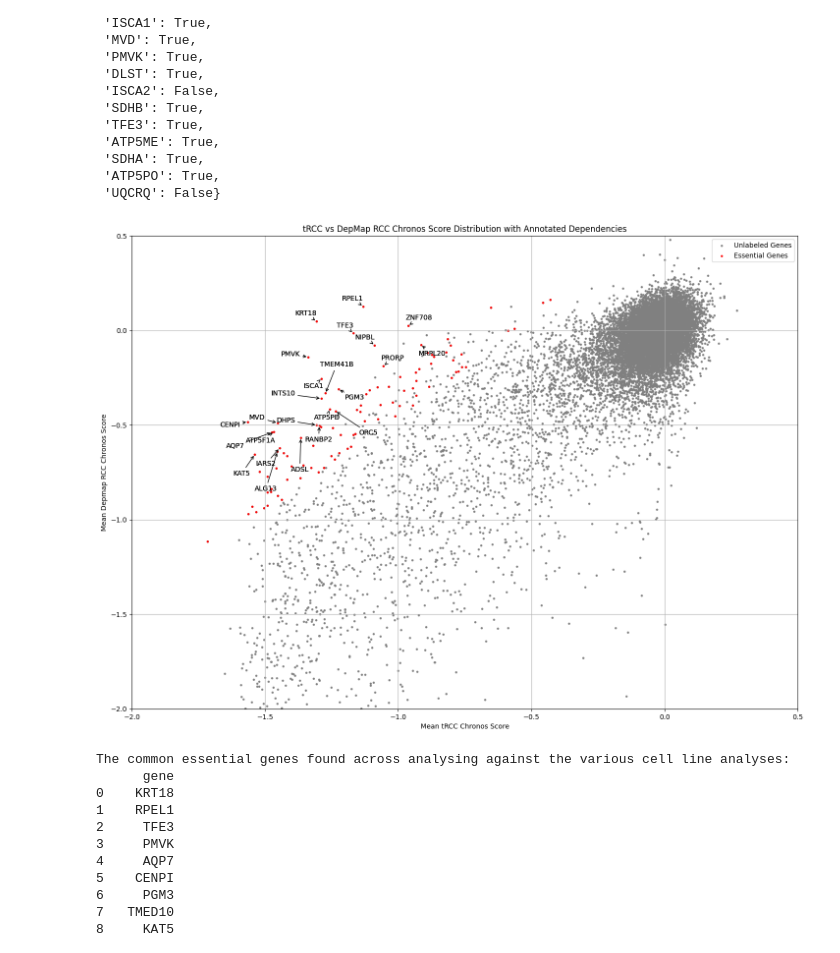
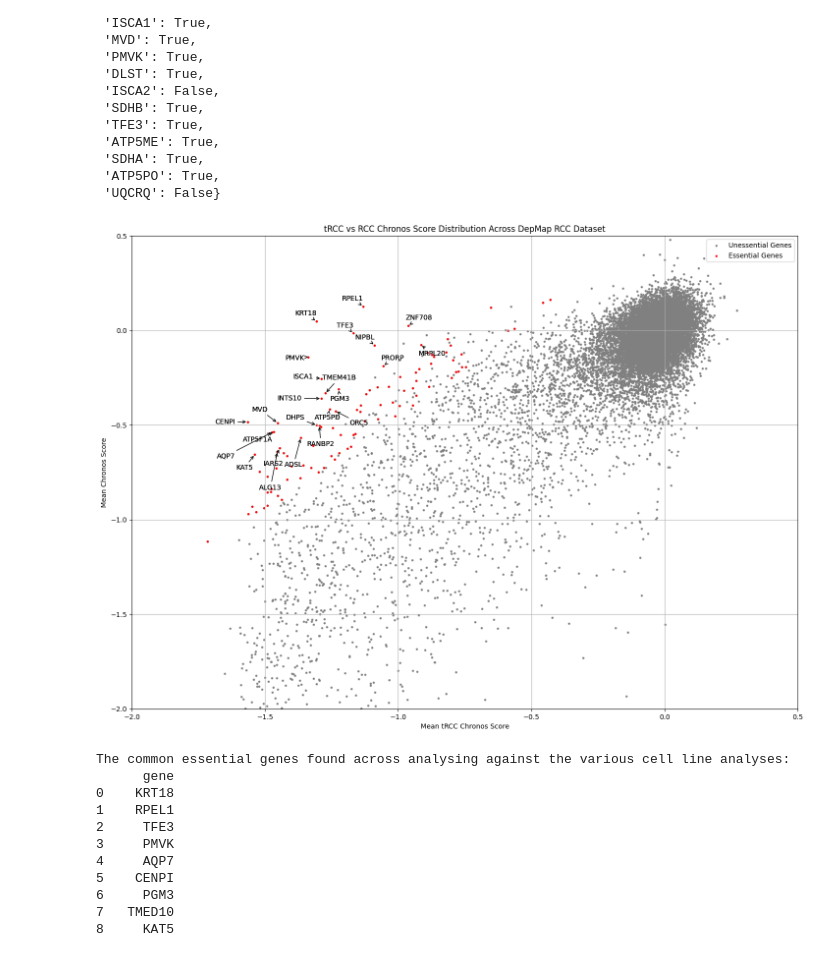
Before and after one commit to harshel-bahl/predicting-cancer-gene-dependencies, a Jupyter notebook: analysis/analysis.ipynb, the cells around one changed output. Drawn from its saved outputs; the diff is of its cells as text; code cells hidden in the pictures.

```diff
--- a/analysis/analysis.ipynb
+++ b/analysis/analysis.ipynb
@@ -136,10 +212,10 @@ depmap_gene_effect_23Q2.index.name = ""
 depmap_gene_effect_23Q2.sort_index(axis=1, inplace=True)
 depmap_gene_effect_23Q2.dropna(axis=1, inplace=True)
 
-depmap_gene_effect_23Q2.columns = af.extract_gene_names(depmap_gene_effect_23Q2.columns)
+depmap_gene_effect_23Q2.columns = af.ExtractGenesNames(depmap_gene_effect_23Q2.columns)
 
 # scaled and normalised depmap gene effects
-scaled_normalised_depmap_gene_effects_23Q2 = af.scale_normalize(depmap_gene_effect_23Q2)
+# scaled_normalised_depmap_gene_effects_23Q2 = af.scale_normalize(depmap_gene_effect_23Q2)
 # %%
 depmap_gene_effect_23Q2
 # %% [output]
@@ -263,14 +381,14 @@ af.checkGenes(genesCheck=genesCheck, df=essential_genes_tRCC_RCC_depmap)
 # %%
 af.CreateDependencyPlot(mean_fil_tRCC_RCC_depmap,
                         mean_fil_RCC_depmap,
                         essential_genes_tRCC_RCC_depmap,
                         'Mean tRCC Chronos Score',
-                        'Mean Depmap RCC Chronos Score',
-                        'tRCC vs DepMap RCC Chronos Score Distribution with Annotated Dependencies',
-                        'Unlabeled Genes',
+                        'Mean Chronos Score',
+                        'tRCC vs RCC Chronos Score Distribution Across DepMap RCC Dataset',
+                        'Unessential Genes',
                         'Essential Genes')
 # %% [output]
-[figure, old version]
+[figure, new version]
 # %%
 commonEssentialGenes = af.CommonIndexes([essential_genes_tRCC_CCL_depmap, essential_genes_tRCC_ccRCC_depmap, essential_genes_tRCC_RCC_depmap])
 commonEssentialGenes = pd.DataFrame({"gene": commonEssentialGenes})
```
Also changed, not shown: parts of 19 cells of this notebook, 5 other files.
